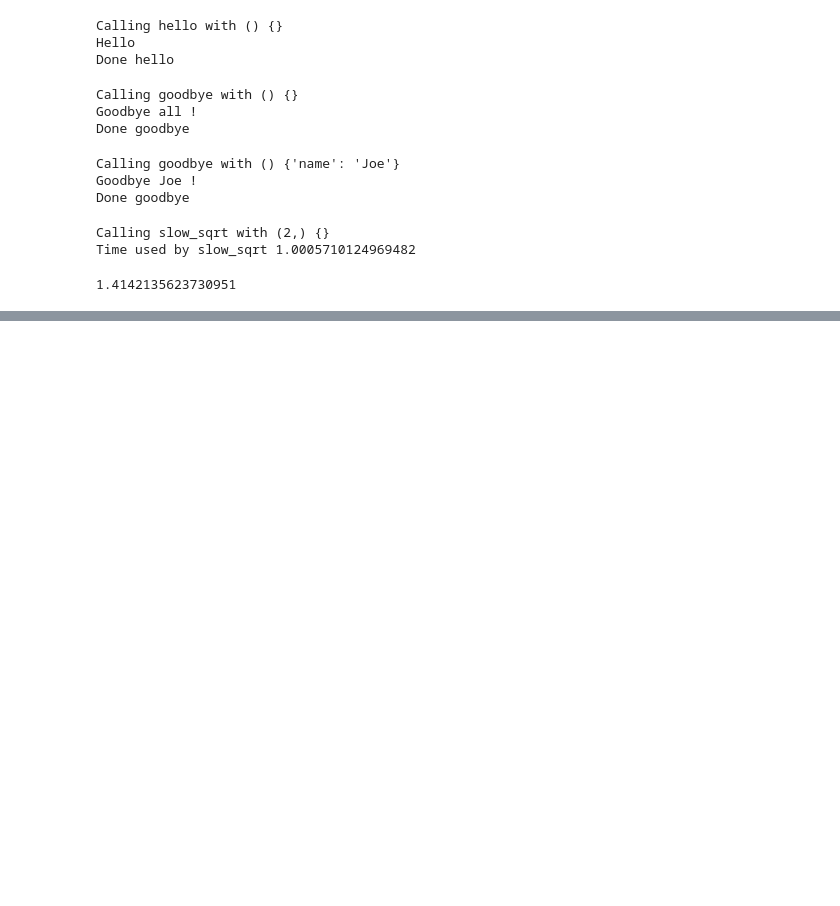
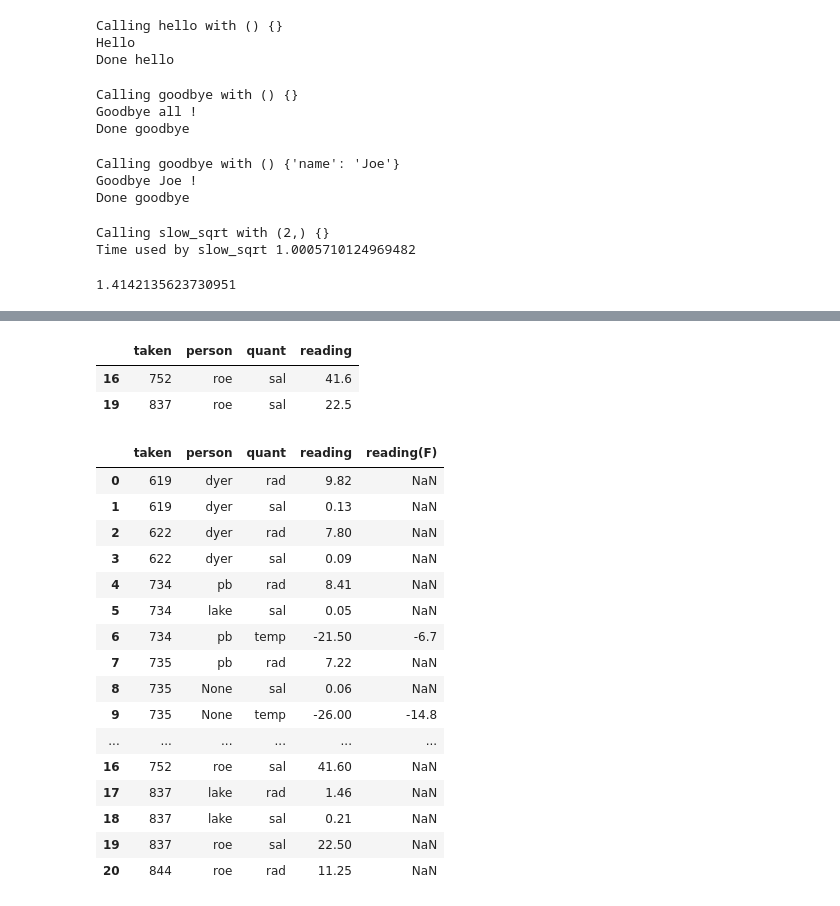
Before and after one commit to bb3110/comppy20, a Jupyter notebook: demo notebook.ipynb, the cells around one changed output, grey strips where cells are left out. Drawn from its saved outputs; the diff is of its cells as text; code cells hidden in the pictures; blank space fills up the shorter version.

```diff
--- a/demo notebook.ipynb
+++ b/demo notebook.ipynb
@@ -2521,0 +2546,2 @@ Time used by slow_sqrt 1.0005710124969482
+# %%
+connection = sqlite3.connect('survey.db')
@@ -2521,0 +2661,5 @@ Time used by slow_sqrt 1.0005710124969482
+# %%
+person = pandas.read_sql_query('SELECT * FROM Person', connection)
+visited = pandas.read_sql_query('SELECT * FROM Visited', connection)
+survey = pandas.read_sql_query('SELECT * FROM Survey', connection)
+site = pandas.read_sql_query('SELECT * FROM Site', connection)
@@ -2521,0 +2827,28 @@ Time used by slow_sqrt 1.0005710124969482
+# %%
+survey[(survey.quant=='sal') & ((survey.reading<0) | (survey.reading>1))]
+# %% [output]
+|  | taken | person | quant | reading |
+| 16 | 752 | roe | sal | 41.6 |
+| 19 | 837 | roe | sal | 22.5 |
+# %%
+fahrenheit = survey[survey['quant'] == 'temp']['reading']*1.8 + 32
+survey['reading(F)'] = fahrenheit
+survey
+# %% [output]
+|  | taken | person | quant | reading | reading(F) |
+| 0 | 619 | dyer | rad | 9.82 | NaN |
+| 1 | 619 | dyer | sal | 0.13 | NaN |
+| 2 | 622 | dyer | rad | 7.80 | NaN |
+| 3 | 622 | dyer | sal | 0.09 | NaN |
+| 4 | 734 | pb | rad | 8.41 | NaN |
+| 5 | 734 | lake | sal | 0.05 | NaN |
+| 6 | 734 | pb | temp | -21.50 | -6.7 |
+| 7 | 735 | pb | rad | 7.22 | NaN |
+| 8 | 735 | None | sal | 0.06 | NaN |
+| 9 | 735 | None | temp | -26.00 | -14.8 |
+| ... | ... | ... | ... | ... | ... |
+| 16 | 752 | roe | sal | 41.60 | NaN |
+| 17 | 837 | lake | rad | 1.46 | NaN |
+| 18 | 837 | lake | sal | 0.21 | NaN |
+| 19 | 837 | roe | sal | 22.50 | NaN |
+| 20 | 844 | roe | rad | 11.25 | NaN |
```
Also changed, not shown: parts of 50 cells of this notebook.
